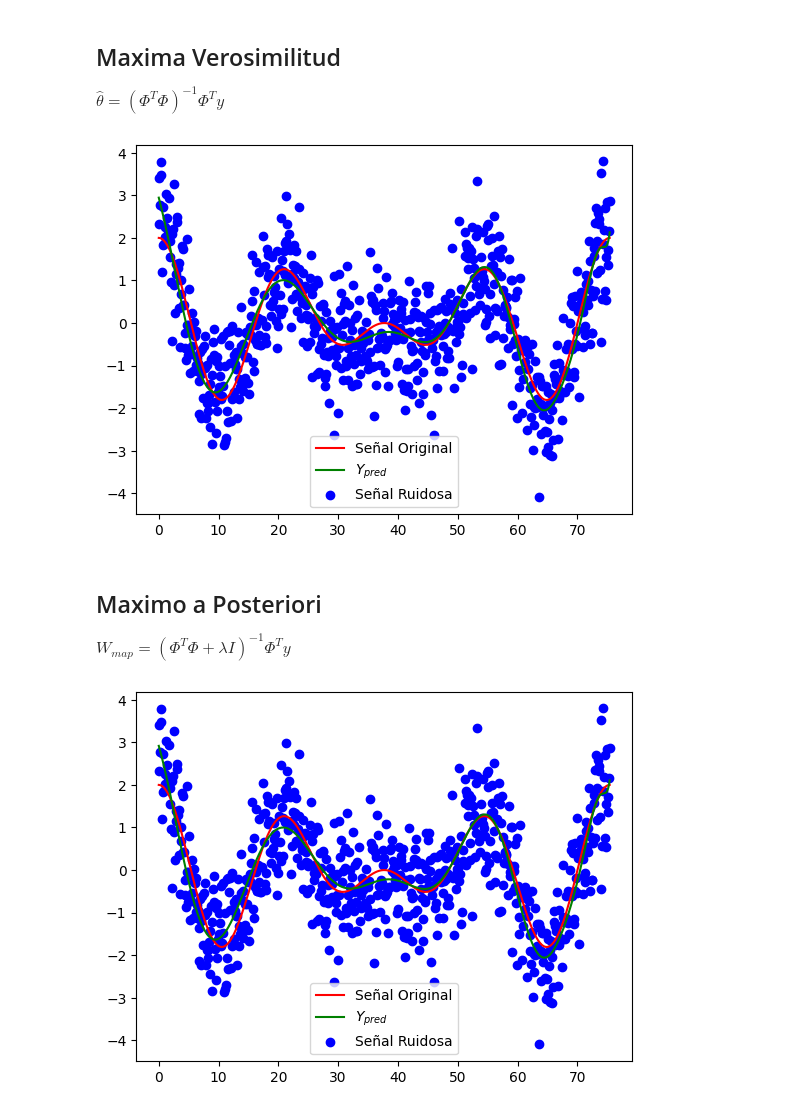
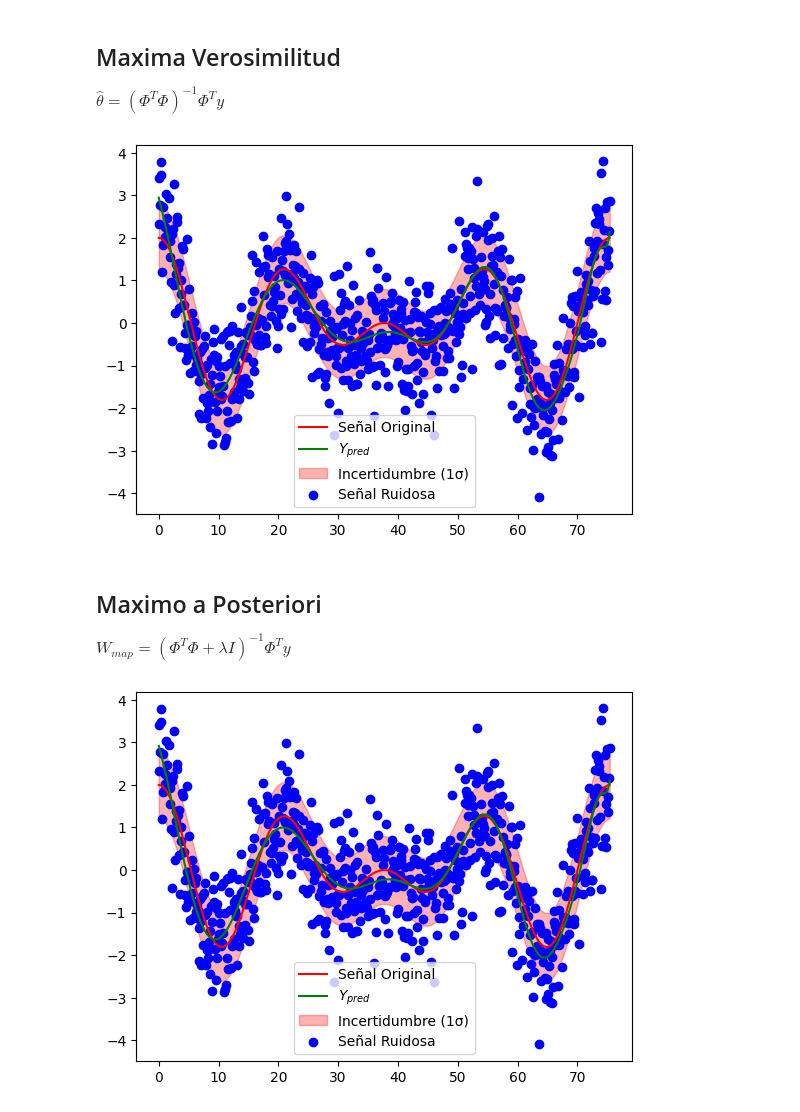
Before and after one commit to dramirezbe/TAM-David-Ram-rez, a Jupyter notebook: Examenes/Examen1_punto2.ipynb, the cells around one changed output. Cells and saved outputs as stored; diff of their text form; code cells hidden in the pictures.

```diff
--- a/Examenes/Examen1_punto2.ipynb
+++ b/Examenes/Examen1_punto2.ipynb
@@ -9,5 +17,5 @@ np.random.seed(0) #Con estea semilla podemos volver a generar de la misma forma
 # %%
-def var_snr(x,snrdB): #Función que entrega el varianza del ruido tomando en cuenta su potencia en dB
+def var_snr(x,snrdB): #Función que entrega la varianza del ruido tomando en cuenta su potencia en dB
     Px = np.mean(x**2)
     return Px/(10**(snrdB/10))
 
@@ -24,6 +32,9 @@ Y = Y_true + np.random.normal(0, np.sqrt(var_noise), len(X)) #Señal contaminada
 X = X.reshape(-1,1) #Sklearn sólo entiendo en vectores columna, por esto mismo transformamos los datos de fila a columna
 Y = Y.reshape(-1,1)
 
+Y_true_upper = Y_true + np.sqrt(var_noise)  #Para pintar región de incertidumbre, límites de región de incertidumbre
+Y_true_lower = Y_true - np.sqrt(var_noise)
+
 plt.plot(X, Y_true, c='r', label='Señal Original')
 plt.scatter(X, Y, c='b', label='Señal Ruidosa')
 plt.legend()
@@ -53,23 +70,26 @@ $\hat{\theta} = (\Phi^T\Phi)^{-1} \Phi^T y$
 # %%
 
 def max_ver(X_train, Y_train, phiQ):
     Phi_train = phiQ.fit_transform(X_train)  # Aplicar la transformación polinomial a los datos X
 
-    return np.linalg.pinv(Phi_train.T @ Phi_train) @ Phi_train.T @ Y_train
+    return np.linalg.pinv(Phi_train.T @ Phi_train) @ Phi_train.T @ Y_train #aplicamos fórmula
 
-X_range = np.linspace(0, 1, 1000).reshape(-1,1)
+X_range = np.linspace(0, 1, 1000).reshape(-1,1) #vector de ayuda para graficar
 Phi_test = phiQ.fit_transform(X_range)
-theta = max_ver(X_train, Y_train, phiQ)
+theta = max_ver(X_train, Y_train, phiQ) #hallamos theta
 
-Y_pred = Phi_test @ theta
+Y_pred = Phi_test @ theta #configuramos datos de predicción
+
 
 plt.plot(X, Y_true, c='r', label='Señal Original')
 plt.plot(scaler_X.inverse_transform(X_range), scaler_Y.inverse_transform(Y_pred), c='g', label='$Y_{pred}$')
+plt.fill_between(X.flatten(), Y_true_lower, Y_true_upper, color='r', alpha=0.3, label='Incertidumbre (1σ)') #graficamos rango de incertidumbre
+
 plt.scatter(X, Y, c='b', label='Señal Ruidosa')
 plt.legend()
 plt.show()
 # %% [output]
-[figure, old version]
+[figure, new version]
 # %% [markdown]
 ## Maximo a Posteriori
 
@@ -77,20 +97,22 @@ $W_{map} = (\Phi^T\Phi + \lambda I)^{-1} \Phi^T y$
 # %%
 def MAP(X_train, Y_train, alpha, phiQ):
     Phi_train = phiQ.fit_transform(X_train)
-    I = np.eye(Phi_train.shape[1])
+    I = np.eye(Phi_train.shape[1]) #matriz identidad
 
-    return np.linalg.pinv((Phi_train.T @ Phi_train) + (alpha * I)) @ Phi_train.T @ Y_train
+    return np.linalg.pinv((Phi_train.T @ Phi_train) + (alpha * I)) @ Phi_train.T @ Y_train #Fórmula
 
-X_range = np.linspace(0, 1, 1000).reshape(-1,1)
+X_range = np.linspace(0, 1, 1000).reshape(-1,1) #vector de ayuda para graficar
 w = MAP(X_train, Y_train, 1e-13, phiQ)
 Phi_test = phiQ.fit_transform(X_range)
 
-Y_pred = Phi_test @ w
+Y_pred = Phi_test @ w #predecimos
 
 plt.plot(X, Y_true, c='r', label='Señal Original')
 plt.plot(scaler_X.inverse_transform(X_range), scaler_Y.inverse_transform(Y_pred), c='g', label='$Y_{pred}$')
+plt.fill_between(X.flatten(), Y_true_lower, Y_true_upper, color='r', alpha=0.3, label='Incertidumbre (1σ)')
+
 plt.scatter(X, Y, c='b', label='Señal Ruidosa')
 plt.legend()
 plt.show()
 # %% [output]
-[figure, old version]
+[figure, new version]
```
Also changed, not shown: parts of 4 cells of this notebook.
